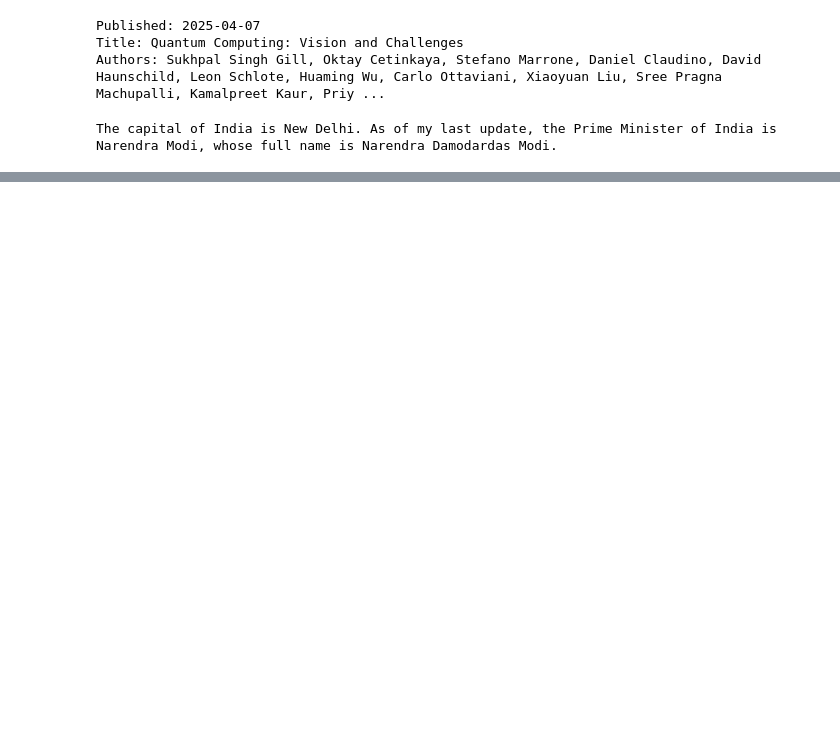
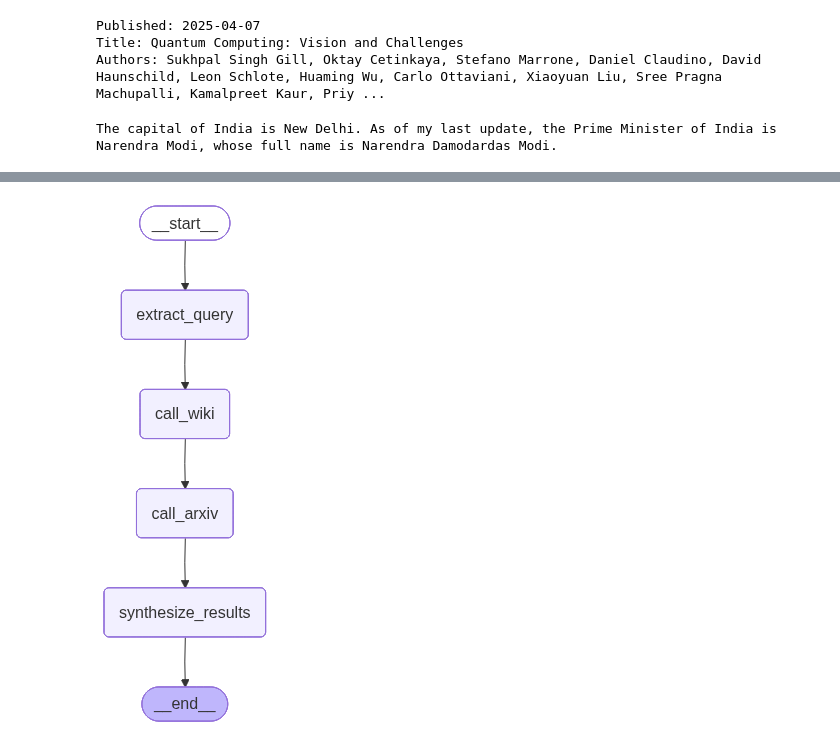
Before and after one commit to BimanCSE/MyDay2DayLearning, a Jupyter notebook: langgraph-tutorial.ipynb, the cells around one changed output, grey strips where cells are left out. Saved outputs shown, nothing was run; the diff lists cells and outputs as text; code cells hidden in the pictures; blank space fills up the shorter version.

```diff
--- a/langgraph-tutorial.ipynb
+++ b/langgraph-tutorial.ipynb
@@ -64,0 +148,98 @@ llm = langchain_commu
+# %%
+from langgraph.graph.message import add_messages
+from typing_extensions import TypedDict, Annotated
+
+
+class SequenceState(TypedDict):
+    messages: Annotated[list, add_messages]
+    user_query: str  # store the original user query
+    wiki_result: str  # store wikipedia result
+    arxiv_result: str  # store arxiv result
+
+
+def extraxt_query(state: SequenceState) -> dict:
+    """extract the user query from the messages"""
+    print("Extracting user query...")
+    print(state["messages"])
+    last_message = state["messages"][-1].content
+    return {"user_query": last_message}
+
+
+def call_wiki(state: SequenceState) -> dict:
+    """call wikipedia tool and store the result"""
+    print("Calling Wikipedia tool...")
+    try:
+        result = wiki_tools.run(state["user_query"])
+    except Exception as e:
+        result = f"Error calling Wikipedia tool: {e}"
+    return {"wiki_result": result}
+
+
+def call_arxiv(state: SequenceState) -> dict:
+    """call arxiv tool and store the result"""
+    print("Calling Arxiv tool...")
+    try:
+        result = arxiv_tools.run(state["user_query"])
+    except Exception as e:
+        result = f"Error calling Arxiv tool: {e}"
+    return {"arxiv_result": result}
+
+
+def synthesize_results(state: SequenceState):
+    """LLM synthesizes both Wikipedia and Arxiv results"""
+    print(f"\n🤖 Synthesizing results...")
+
+    synthesis_prompt = f"""Based on the following information from Wikipedia and Arxiv, provide a comprehensive answer about: {state['user_query']}
+
+Wikipedia Information:
+{state['wiki_result']}
+
+Arxiv Research:
+{state['arxiv_result']}
+If wikipedia and arxiv results are not relevant then use your own knowledge to answer the query and mentioned that in the answer source of information like which wikipedia, arxiv or own knowledge. Mentioned which information is from which source.
+Please synthesize this information into a clear, comprehensive response."""
+
+    response = openai_llm_model.invoke(synthesis_prompt)
+    print(f"✅ Synthesis Complete!")
+
+    return {"messages": [("assistant", response.content)]}
+
+
+# create the new graph builder for sequence state
+graph_builder_seq = StateGraph(state_schema=SequenceState)
+# node for extracting user query
+graph_builder_seq.add_node("extract_query", extraxt_query)
+# node for calling wikipedia
+graph_builder_seq.add_node("call_wiki", call_wiki)
+# node for calling arxiv
+graph_builder_seq.add_node("call_arxiv", call_arxiv)
+# node for synthesizing results
+graph_builder_seq.add_node("synthesize_results", synthesize_results)
+# adding edges
+graph_builder_seq.add_edge(START, "extract_query")
+graph_builder_seq.add_edge("extract_query", "call_wiki")
+graph_builder_seq.add_edge("call_wiki", "call_arxiv")
+graph_builder_seq.add_edge("call_arxiv", "synthesize_results")
+graph_builder_seq.add_edge("synthesize_results", END)
+# compile the graph
+graph_seq = graph_builder_seq.compile()
+# visualize the graph
+try:
+    display(Image(graph_seq.get_graph().draw_mermaid_png()))
+except Exception as e:
+    print("Mermaid PNG rendering not supported in this environment.")
+
+# Step 4: Test it!
+print("=" * 60)
+print("Testing Sequential Flow: Wikipedia → Arxiv → Synthesis")
+print("=" * 60)
+
+user_input = "unsupervised Learning with domain adaptation techniques"
+result = graph_seq.invoke({"messages": [("user", user_input)]})
+
+print("\n" + "=" * 60)
+print("FINAL RESULT:")
+print("=" * 60)
+print(result["messages"][-1].content)
+# %% [output]
+[figure, added]
```
Also changed, not shown: parts of 15 cells of this notebook.
